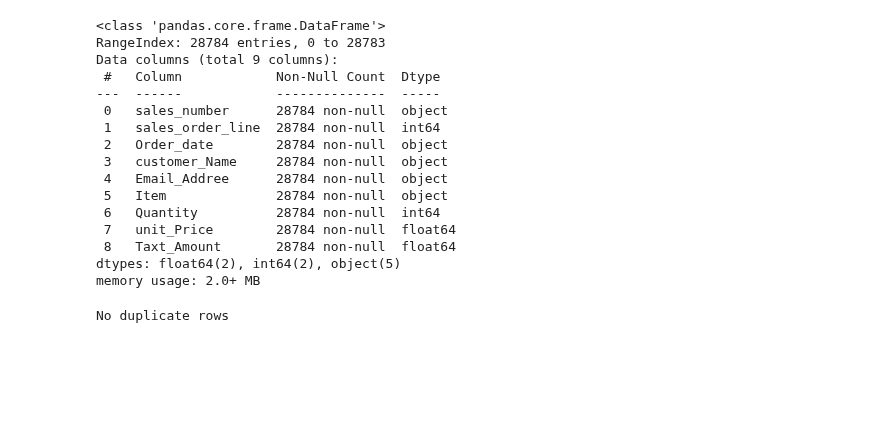
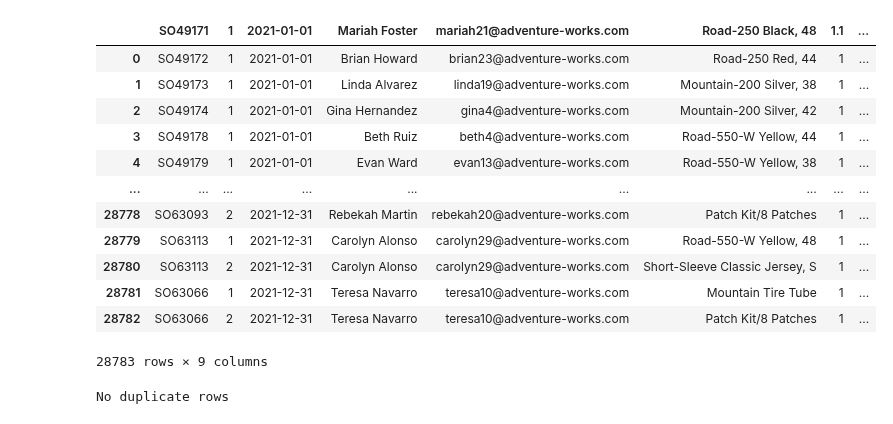
Before and after one commit to 960Subhamsingh/Data-Sciences, a Jupyter notebook: pandas/2021.ipynb, the cells around one changed output. Drawn from its saved outputs; the diff is of its cells as text; code cells hidden in the pictures; blank space fills up the shorter version.

Commit message:
pandas

```diff
--- a/pandas/2021.ipynb
+++ b/pandas/2021.ipynb
@@ -7,26 +5,23 @@ df = pd.read_csv('2021.csv')
 column_name = ['sales_number','sales_order_line','Order_date','customer_Name','Email_Addree','Item','Quantity','unit_Price','Taxt_Amount']
 # %%
 # read the csv file with column name to use of pandas
-df = pd.read_csv('2021.csv',names=column_name)
+df = pd.read_csv('2021.csv')
 # %%
-df.info()
+df
 # %% [output]
+|  | SO49171 | 1 | 2021-01-01 | Mariah Foster | mariah21@adventure-works.com | Road-250 Black, 48 | 1.1 | ... |
+| 0 | SO49172 | 1 | 2021-01-01 | Brian Howard | brian23@adventure-works.com | Road-250 Red, 44 | 1 | ... |
+| 1 | SO49173 | 1 | 2021-01-01 | Linda Alvarez | linda19@adventure-works.com | Mountain-200 Silver, 38 | 1 | ... |
+| 2 | SO49174 | 1 | 2021-01-01 | Gina Hernandez | gina4@adventure-works.com | Mountain-200 Silver, 42 | 1 | ... |
+| 3 | SO49178 | 1 | 2021-01-01 | Beth Ruiz | beth4@adventure-works.com | Road-550-W Yellow, 44 | 1 | ... |
+| 4 | SO49179 | 1 | 2021-01-01 | Evan Ward | evan13@adventure-works.com | Road-550-W Yellow, 38 | 1 | ... |
+| ... | ... | ... | ... | ... | ... | ... | ... | ... |
+| 28778 | SO63093 | 2 | 2021-12-31 | Rebekah Martin | rebekah20@adventure-works.com | Patch Kit/8 Patches | 1 | ... |
+| 28779 | SO63113 | 1 | 2021-12-31 | Carolyn Alonso | carolyn29@adventure-works.com | Road-550-W Yellow, 48 | 1 | ... |
+| 28780 | SO63113 | 2 | 2021-12-31 | Carolyn Alonso | carolyn29@adventure-works.com | Short-Sleeve Classic Jersey, S | 1 | ... |
+| 28781 | SO63066 | 1 | 2021-12-31 | Teresa Navarro | teresa10@adventure-works.com | Mountain Tire Tube | 1 | ... |
+| 28782 | SO63066 | 2 | 2021-12-31 | Teresa Navarro | teresa10@adventure-works.com | Patch Kit/8 Patches | 1 | ... |
-<class 'pandas.core.frame.DataFrame'>
-RangeIndex: 28784 entries, 0 to 28783
-Data columns (total 9 columns):
- #   Column            Non-Null Count  Dtype
----  ------            --------------  -----
- 0   sales_number      28784 non-null  object
- 1   sales_order_line  28784 non-null  int64
- 2   Order_date        28784 non-null  object
- 3   customer_Name     28784 non-null  object
- 4   Email_Addree      28784 non-null  object
- 5   Item              28784 non-null  object
- 6   Quantity          28784 non-null  int64
- 7   unit_Price        28784 non-null  float64
- 8   Taxt_Amount       28784 non-null  float64
-dtypes: float64(2), int64(2), object(5)
-memory usage: 2.0+ MB
+28783 rows × 9 columns
 # %%
 # duplicate row
 
```
Also changed, not shown: parts of 1 cell of this notebook, 5 other files.
